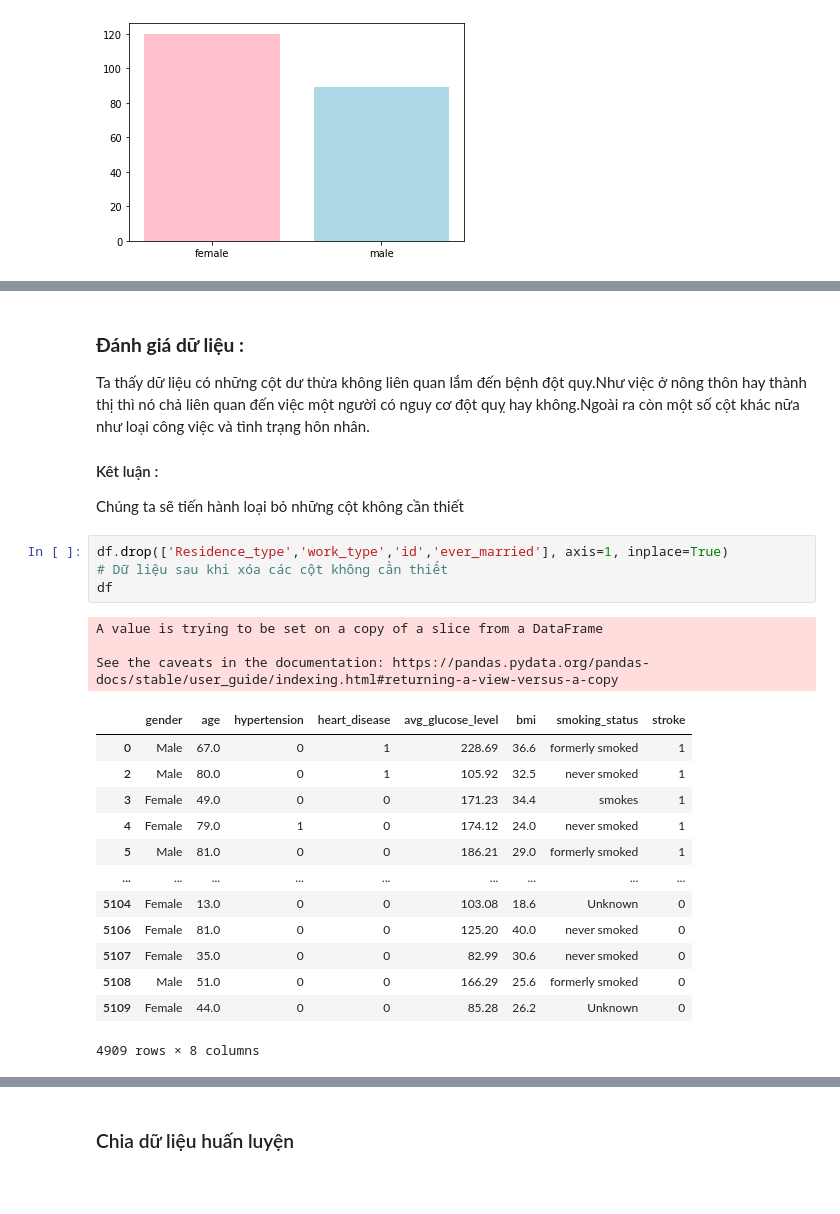
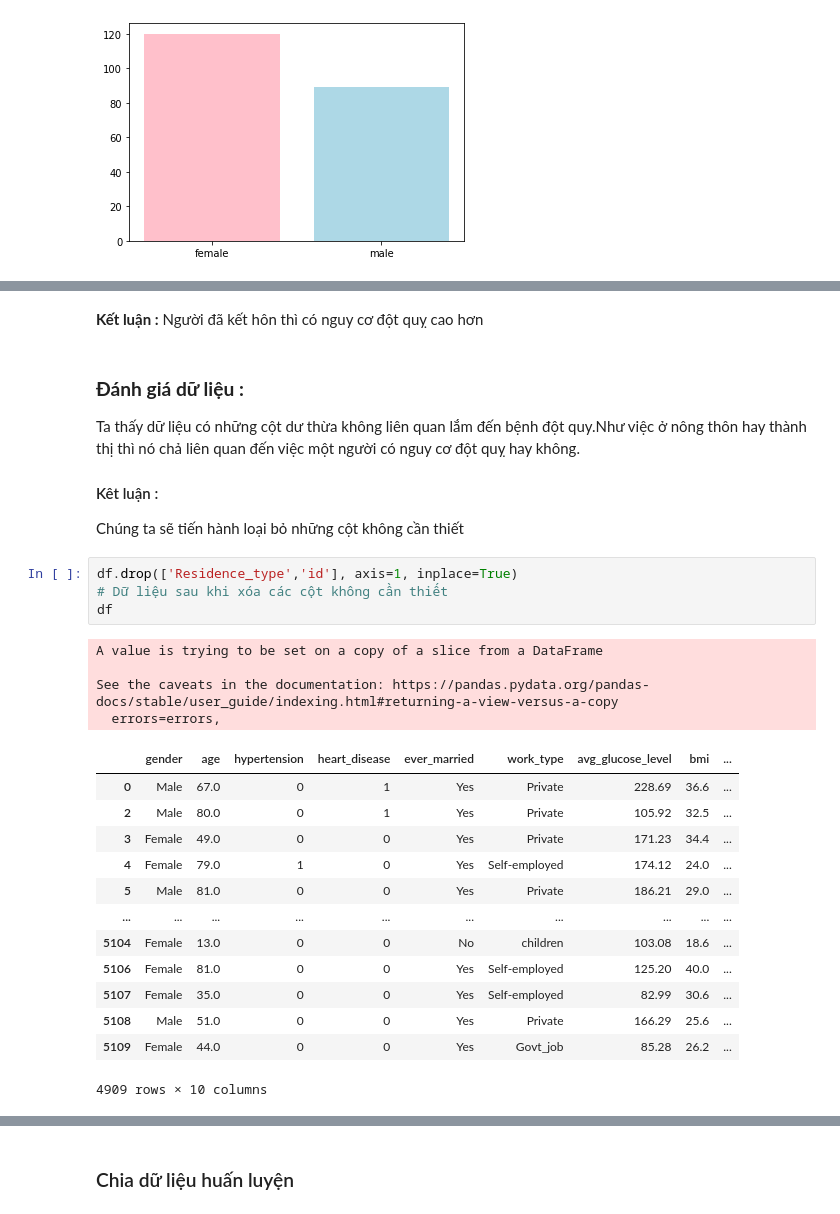
Before and after one commit to danhhuynh25029/XGBoost, a Jupyter notebook: XGBoost_Classfication.ipynb, the cells around one changed output, grey strips where cells are left out. Drawn from its saved outputs; the diff is of its cells as text; blank space fills up the shorter version.

```diff
--- a/XGBoost_Classfication.ipynb
+++ b/XGBoost_Classfication.ipynb
@@ -129,29 +170,32 @@ plt.bar(['female','male'],[female.count()[0],male.count()[0]],color=('pink','lig
+# %% [markdown]
+**Kết luận :** Người đã kết hôn thì có nguy cơ đột quỵ cao hơn
 # %% [markdown]
 ### **Đánh giá  dữ liệu :**
-Ta thấy dữ liệu có những cột dư thừa không liên quan lắm đến bệnh đột quy.Như việc ở nông thôn hay thành thị thì nó chả liên quan đến việc một người có nguy cơ đột quỵ hay không.Ngoài ra còn một số cột khác nữa như loại công việc và tình trạng hôn nhân.
+Ta thấy dữ liệu có những cột dư thừa không liên quan lắm đến bệnh đột quy.Như việc ở nông thôn hay thành thị thì nó chả liên quan đến việc một người có nguy cơ đột quỵ hay không.
 #### Kêt luận :
 Chúng ta sẽ tiến hành loại bỏ những cột không cần thiết
 # %%
-df.drop(['Residence_type','work_type','id','ever_married'], axis=1, inplace=True)
+df.drop(['Residence_type','id'], axis=1, inplace=True)
 # Dữ liệu sau khi xóa các cột không cần thiết
 df
 # %% [output]
 A value is trying to be set on a copy of a slice from a DataFrame
 
 See the caveats in the documentation: https://pandas.pydata.org/pandas-docs/stable/user_guide/indexing.html#returning-a-view-versus-a-copy
+  errors=errors,
-|  | gender | age | hypertension | heart_disease | avg_glucose_level | bmi | smoking_status | stroke |
-| 0 | Male | 67.0 | 0 | 1 | 228.69 | 36.6 | formerly smoked | 1 |
-| 2 | Male | 80.0 | 0 | 1 | 105.92 | 32.5 | never smoked | 1 |
-| 3 | Female | 49.0 | 0 | 0 | 171.23 | 34.4 | smokes | 1 |
-| 4 | Female | 79.0 | 1 | 0 | 174.12 | 24.0 | never smoked | 1 |
-| 5 | Male | 81.0 | 0 | 0 | 186.21 | 29.0 | formerly smoked | 1 |
-| ... | ... | ... | ... | ... | ... | ... | ... | ... |
-| 5104 | Female | 13.0 | 0 | 0 | 103.08 | 18.6 | Unknown | 0 |
-| 5106 | Female | 81.0 | 0 | 0 | 125.20 | 40.0 | never smoked | 0 |
-| 5107 | Female | 35.0 | 0 | 0 | 82.99 | 30.6 | never smoked | 0 |
-| 5108 | Male | 51.0 | 0 | 0 | 166.29 | 25.6 | formerly smoked | 0 |
-| 5109 | Female | 44.0 | 0 | 0 | 85.28 | 26.2 | Unknown | 0 |
+|  | gender | age | hypertension | heart_disease | ever_married | work_type | avg_glucose_level | bmi | ... |
+| 0 | Male | 67.0 | 0 | 1 | Yes | Private | 228.69 | 36.6 | ... |
+| 2 | Male | 80.0 | 0 | 1 | Yes | Private | 105.92 | 32.5 | ... |
+| 3 | Female | 49.0 | 0 | 0 | Yes | Private | 171.23 | 34.4 | ... |
+| 4 | Female | 79.0 | 1 | 0 | Yes | Self-employed | 174.12 | 24.0 | ... |
+| 5 | Male | 81.0 | 0 | 0 | Yes | Private | 186.21 | 29.0 | ... |
+| ... | ... | ... | ... | ... | ... | ... | ... | ... | ... |
+| 5104 | Female | 13.0 | 0 | 0 | No | children | 103.08 | 18.6 | ... |
+| 5106 | Female | 81.0 | 0 | 0 | Yes | Self-employed | 125.20 | 40.0 | ... |
+| 5107 | Female | 35.0 | 0 | 0 | Yes | Self-employed | 82.99 | 30.6 | ... |
+| 5108 | Male | 51.0 | 0 | 0 | Yes | Private | 166.29 | 25.6 | ... |
+| 5109 | Female | 44.0 | 0 | 0 | Yes | Govt_job | 85.28 | 26.2 | ... |
-4909 rows × 8 columns
+4909 rows × 10 columns
 # %%
 # Để có thể huấn luyện ta cần đưa các cột về kiểu dữ liệu là số
 x = df.iloc[:,:-1]
```
Also changed, not shown: parts of 25 cells of this notebook, 2 other files.
